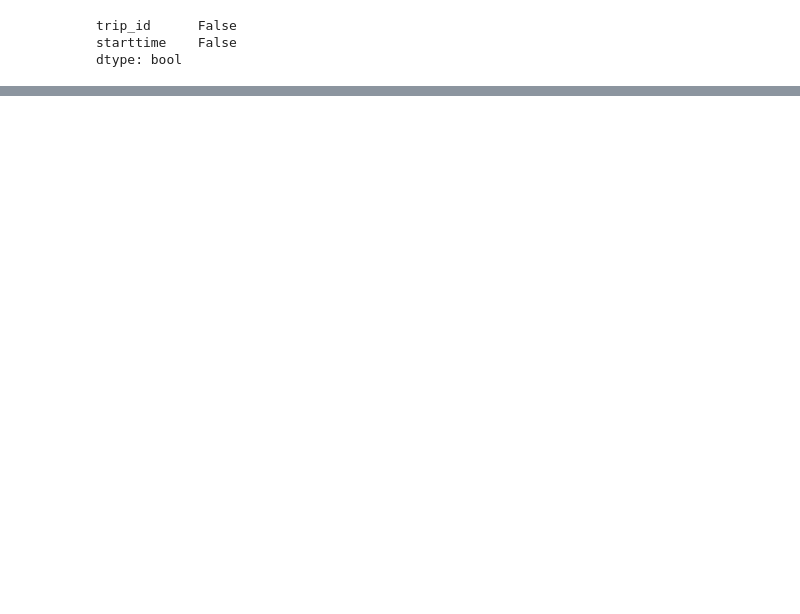
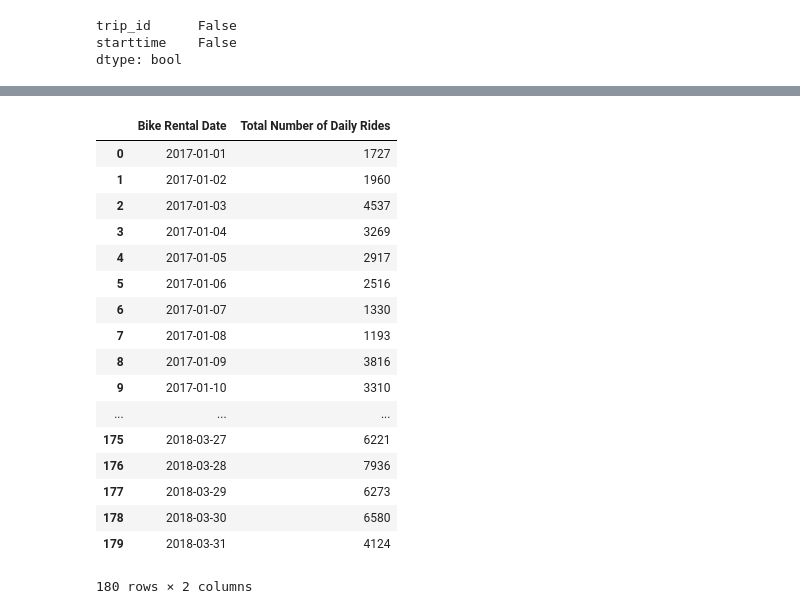
Before and after one commit to otrejo08/ETL_project, a Jupyter notebook: data_cleaning.ipynb, the cells around one changed output, grey strips where cells are left out. Drawn from its saved outputs; the diff is of its cells as text; code cells hidden in the pictures; blank space fills up the shorter version.

```diff
--- a/data_cleaning.ipynb
+++ b/data_cleaning.ipynb
@@ -51,0 +60,7 @@ clean_2017_df.head()
+# %%
+new_clean_2017 = clean_2017_df.groupby(["Date"])["Trip ID"].count().reset_index(name="Total Number of Daily Rides")
+
+
+new_clean_2018 = clean_2018_df.groupby(["Date"])["Trip ID"].count().reset_index(name="Total Number of Daily Rides")
+
+new_clean_2018.head()
@@ -51,0 +74,25 @@ clean_2017_df.head()
+# %%
+combined_df = new_clean_2017.append(new_clean_2018, ignore_index=True)
+
+
+combined_df = combined_df.rename(index=str, columns={"Date": "Bike Rental Date"})
+combined_df
+# %% [output]
+|  | Bike Rental Date | Total Number of Daily Rides |
+| 0 | 2017-01-01 | 1727 |
+| 1 | 2017-01-02 | 1960 |
+| 2 | 2017-01-03 | 4537 |
+| 3 | 2017-01-04 | 3269 |
+| 4 | 2017-01-05 | 2917 |
+| 5 | 2017-01-06 | 2516 |
+| 6 | 2017-01-07 | 1330 |
+| 7 | 2017-01-08 | 1193 |
+| 8 | 2017-01-09 | 3816 |
+| 9 | 2017-01-10 | 3310 |
+| ... | ... | ... |
+| 175 | 2018-03-27 | 6221 |
+| 176 | 2018-03-28 | 7936 |
+| 177 | 2018-03-29 | 6273 |
+| 178 | 2018-03-30 | 6580 |
+| 179 | 2018-03-31 | 4124 |
+180 rows × 2 columns
```
Also changed, not shown: parts of 13 cells of this notebook, 6 other files.
